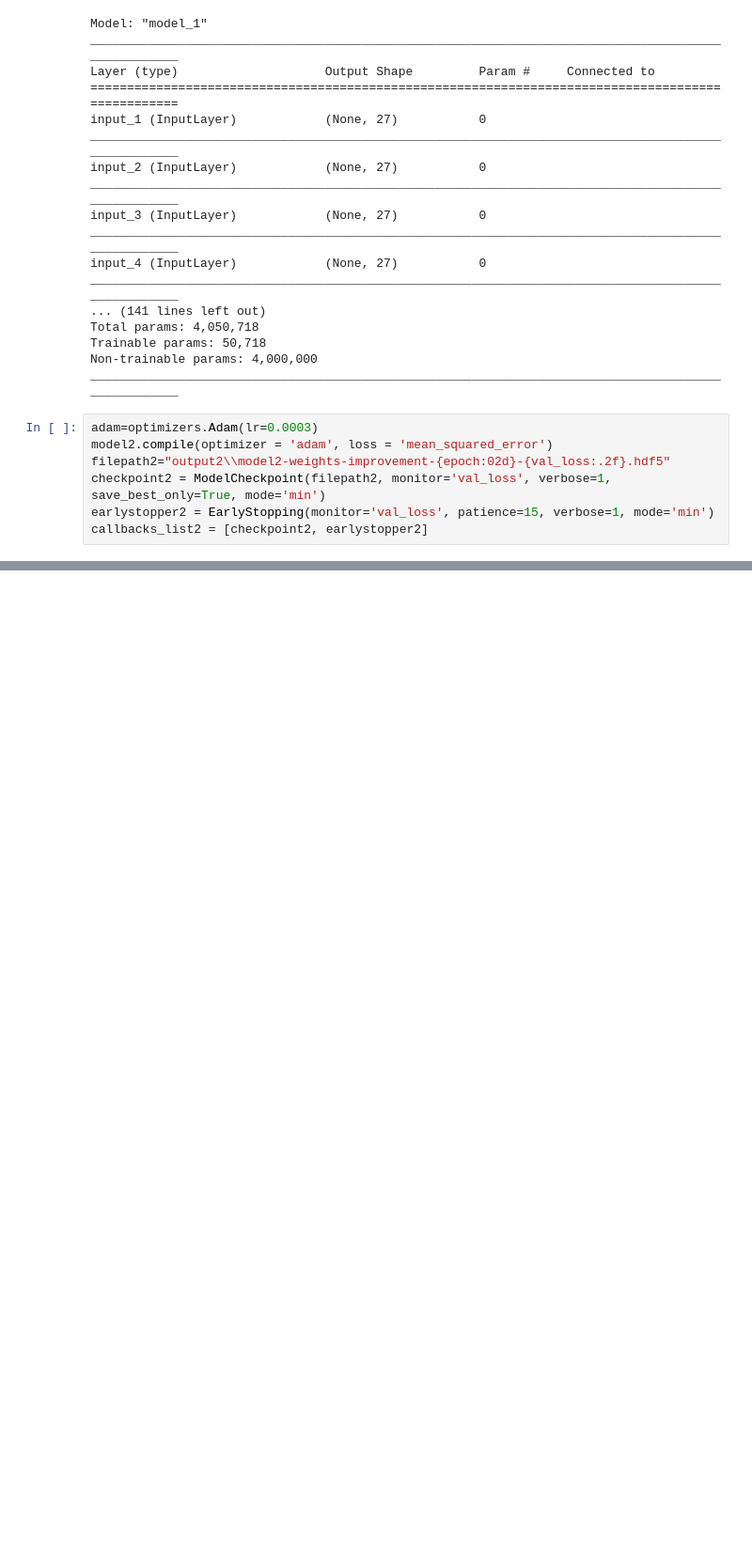
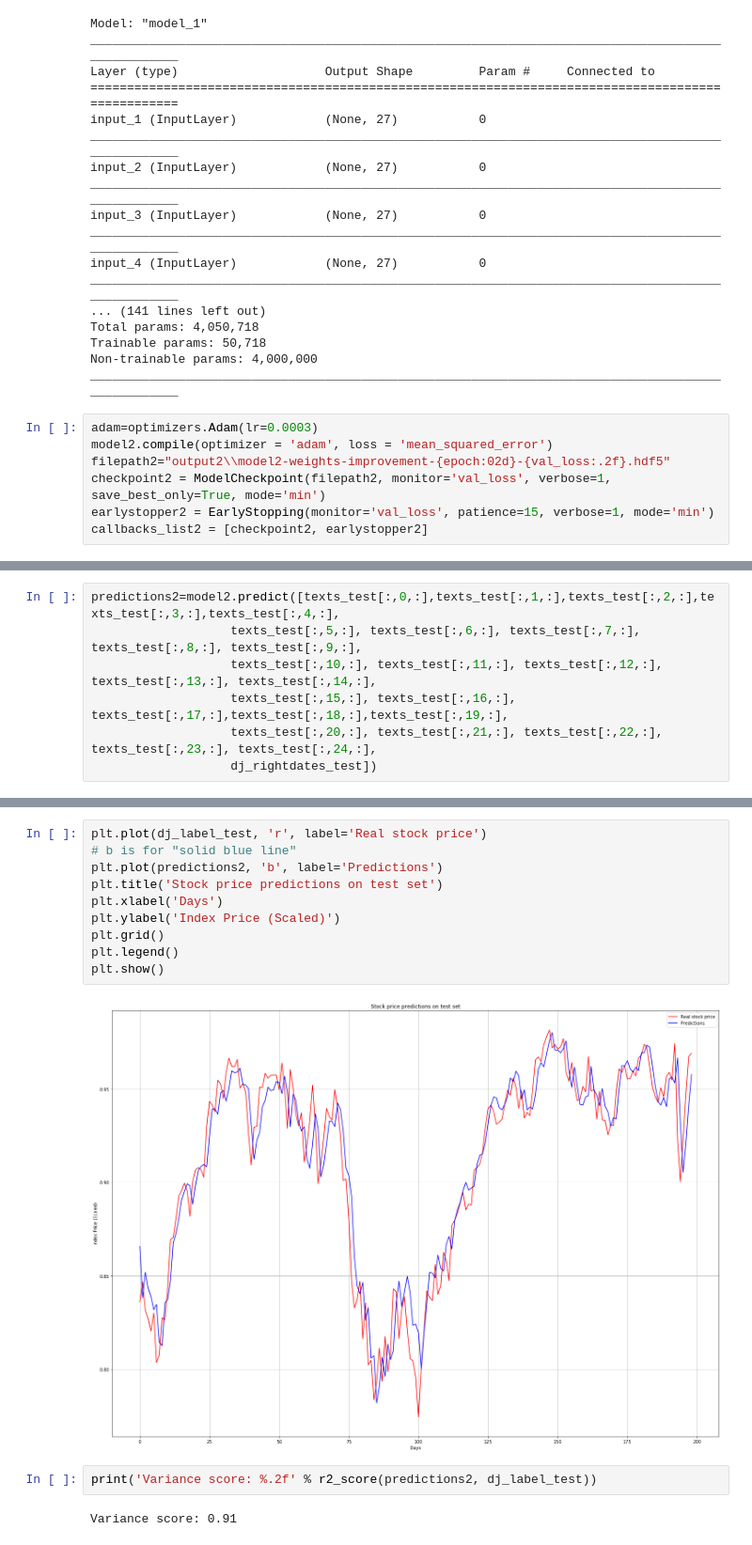
Before and after one commit to vishnugopu/Stock_predictions, a Jupyter notebook: StockPredictions.ipynb, the cells around one changed output, grey strips where cells are left out. Shown at 94% size. Cells and saved outputs as stored; diff of their text form; blank space fills up the shorter version.

```diff
--- a/StockPredictions.ipynb
+++ b/StockPredictions.ipynb
@@ -737,0 +785,7 @@ callbacks_list2 = [checkpoint2, earlystopper2]
+# %%
+predictions2=model2.predict([texts_test[:,0,:],texts_test[:,1,:],texts_test[:,2,:],texts_test[:,3,:],texts_test[:,4,:],
+                   texts_test[:,5,:], texts_test[:,6,:], texts_test[:,7,:], texts_test[:,8,:], texts_test[:,9,:],
+                   texts_test[:,10,:], texts_test[:,11,:], texts_test[:,12,:], texts_test[:,13,:], texts_test[:,14,:],
+                   texts_test[:,15,:], texts_test[:,16,:], texts_test[:,17,:],texts_test[:,18,:],texts_test[:,19,:],
+                   texts_test[:,20,:], texts_test[:,21,:], texts_test[:,22,:], texts_test[:,23,:], texts_test[:,24,:],
+                   dj_rightdates_test])
@@ -737,0 +814,16 @@ callbacks_list2 = [checkpoint2, earlystopper2]
+# %%
+plt.plot(dj_label_test, 'r', label='Real stock price')
+# b is for "solid blue line"
+plt.plot(predictions2, 'b', label='Predictions')
+plt.title('Stock price predictions on test set')
+plt.xlabel('Days')
+plt.ylabel('Index Price (Scaled)')
+plt.grid()
+plt.legend()
+plt.show()
+# %% [output]
+[figure, added]
+# %%
+print('Variance score: %.2f' % r2_score(predictions2, dj_label_test))
+# %% [output]
+Variance score: 0.91
```
Also changed, not shown: parts of 15 cells of this notebook.
